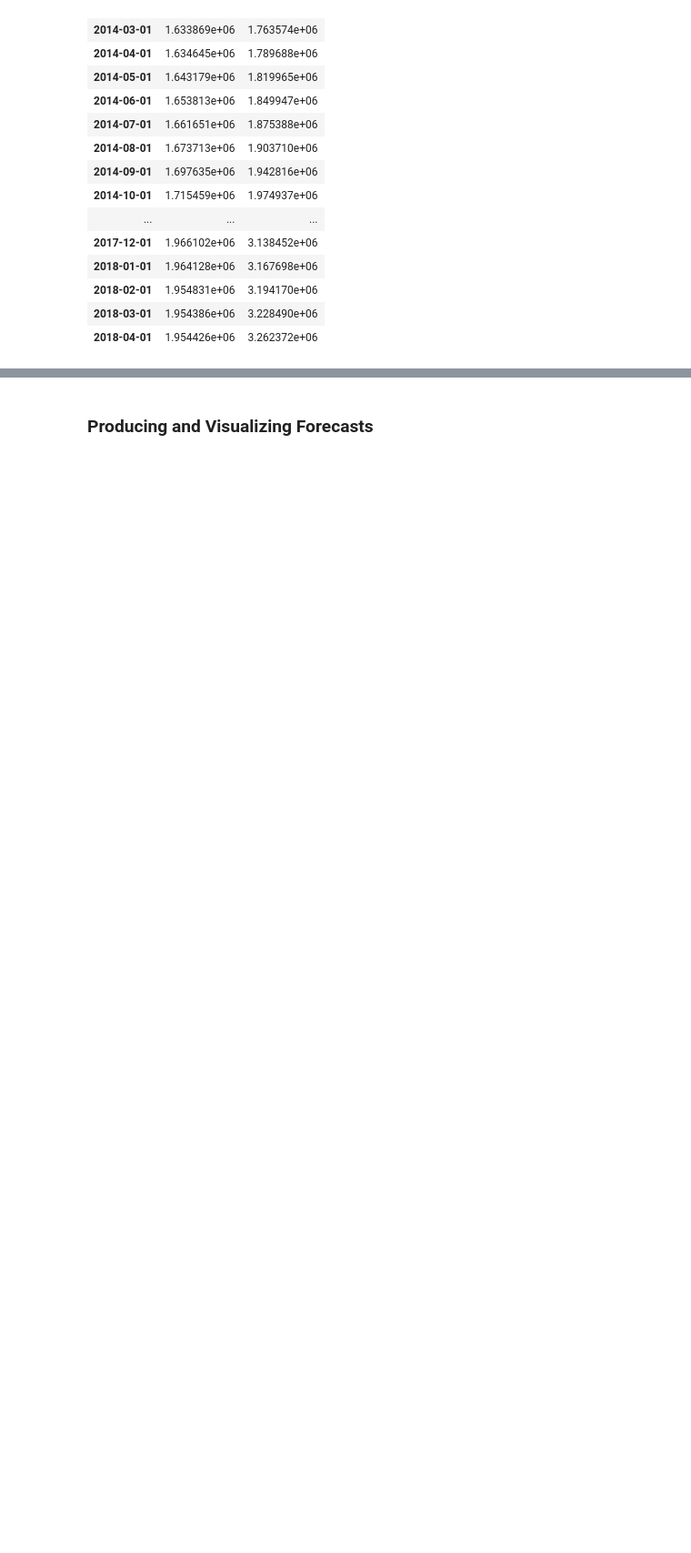
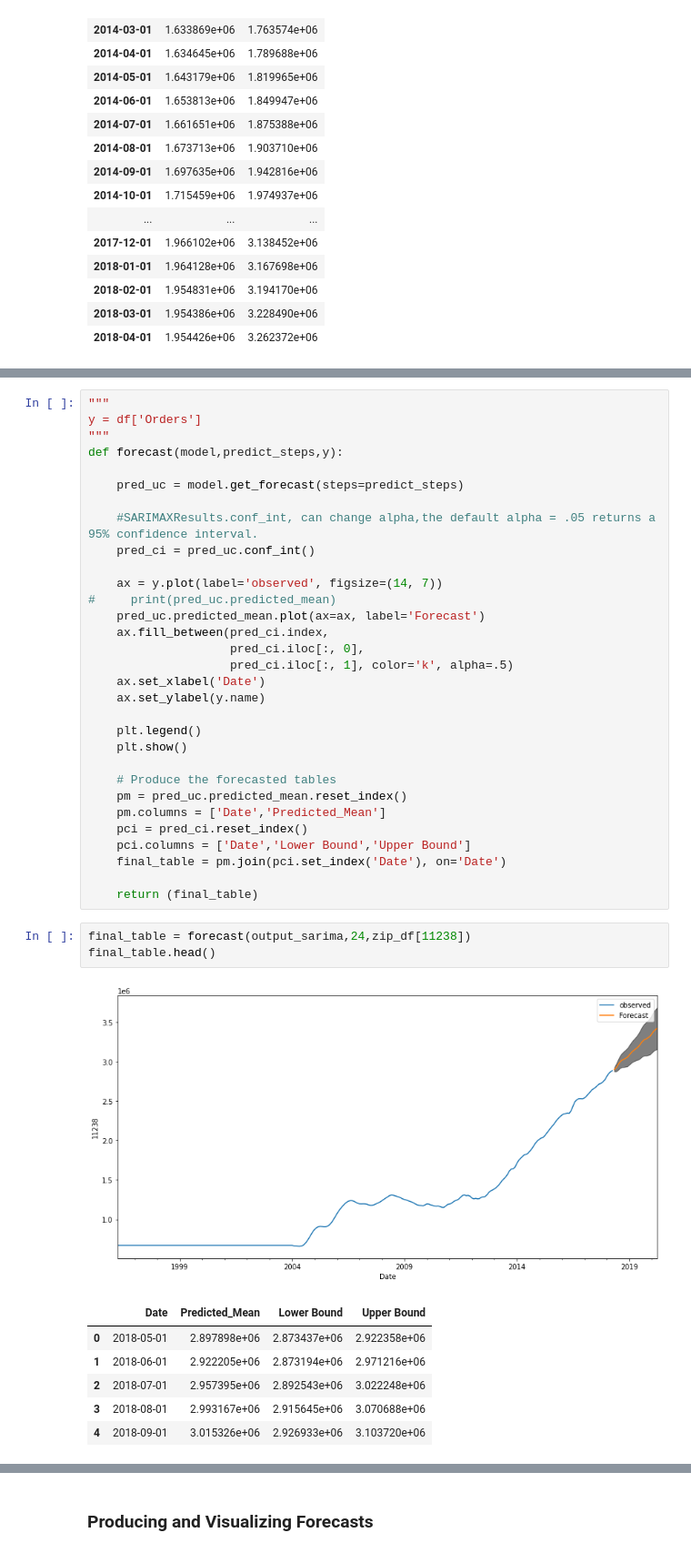
Before and after one commit to davidrtorres/Model-4-Brooklyn-Real-Estate-Investment, a Jupyter notebook: starter_notebook_11_18_20.ipynb, the cells around one changed output, grey strips where cells are left out. Shown at 91% size. Cells and saved outputs as stored; diff of their text form; blank space fills up the shorter version.

```diff
--- a/starter_notebook_11_18_20.ipynb
+++ b/starter_notebook_11_18_20.ipynb
@@ -865,3 +880,45 @@ plt.legend()
+# %%
+"""
+y = df['Orders']
+"""
+def forecast(model,predict_steps,y):
+
+    pred_uc = model.get_forecast(steps=predict_steps)
+
+    #SARIMAXResults.conf_int, can change alpha,the default alpha = .05 returns a 95% confidence interval.
+    pred_ci = pred_uc.conf_int()
+
+    ax = y.plot(label='observed', figsize=(14, 7))
+#     print(pred_uc.predicted_mean)
+    pred_uc.predicted_mean.plot(ax=ax, label='Forecast')
+    ax.fill_between(pred_ci.index,
+                    pred_ci.iloc[:, 0],
+                    pred_ci.iloc[:, 1], color='k', alpha=.5)
+    ax.set_xlabel('Date')
+    ax.set_ylabel(y.name)
+
+    plt.legend()
+    plt.show()
+
+    # Produce the forecasted tables
+    pm = pred_uc.predicted_mean.reset_index()
+    pm.columns = ['Date','Predicted_Mean']
+    pci = pred_ci.reset_index()
+    pci.columns = ['Date','Lower Bound','Upper Bound']
+    final_table = pm.join(pci.set_index('Date'), on='Date')
+
+    return (final_table)
+# %%
+final_table = forecast(output_sarima,24,zip_df[11238])
+final_table.head()
+# %% [output]
+[figure, added]
+|  | Date | Predicted_Mean | Lower Bound | Upper Bound |
+| 0 | 2018-05-01 | 2.897898e+06 | 2.873437e+06 | 2.922358e+06 |
+| 1 | 2018-06-01 | 2.922205e+06 | 2.873194e+06 | 2.971216e+06 |
+| 2 | 2018-07-01 | 2.957395e+06 | 2.892543e+06 | 3.022248e+06 |
+| 3 | 2018-08-01 | 2.993167e+06 | 2.915645e+06 | 3.070688e+06 |
+| 4 | 2018-09-01 | 3.015326e+06 | 2.926933e+06 | 3.103720e+06 |
 # %%
 # Get the real and predicted values
 forecast_11238 = pred_dynamic.predicted_mean
```
Also changed, not shown: parts of 32 cells of this notebook.
